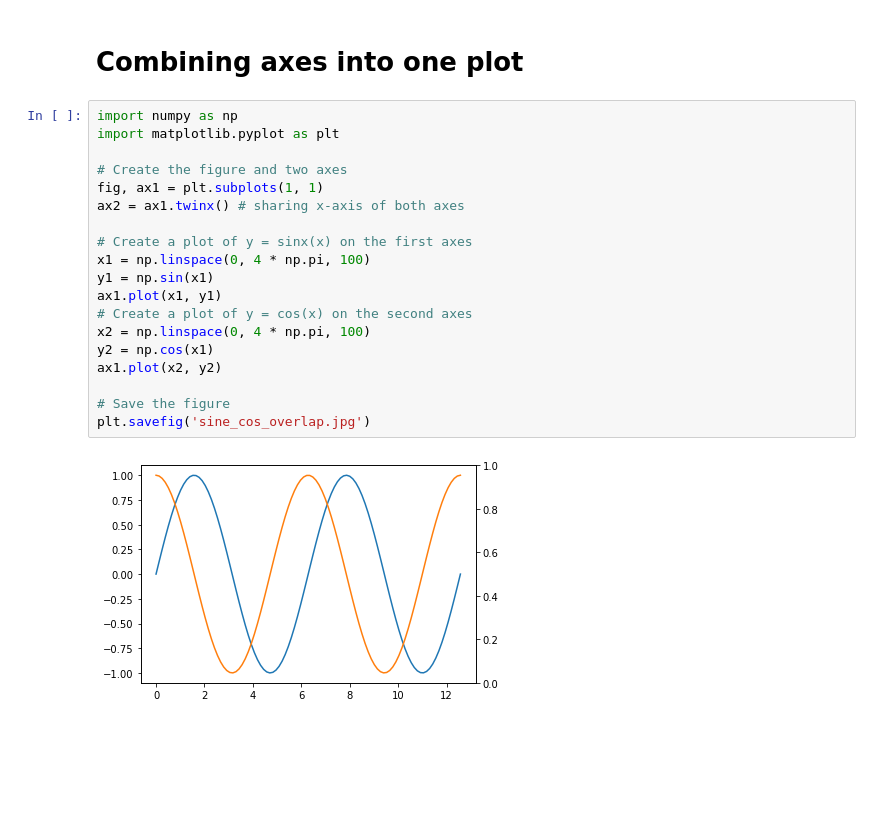
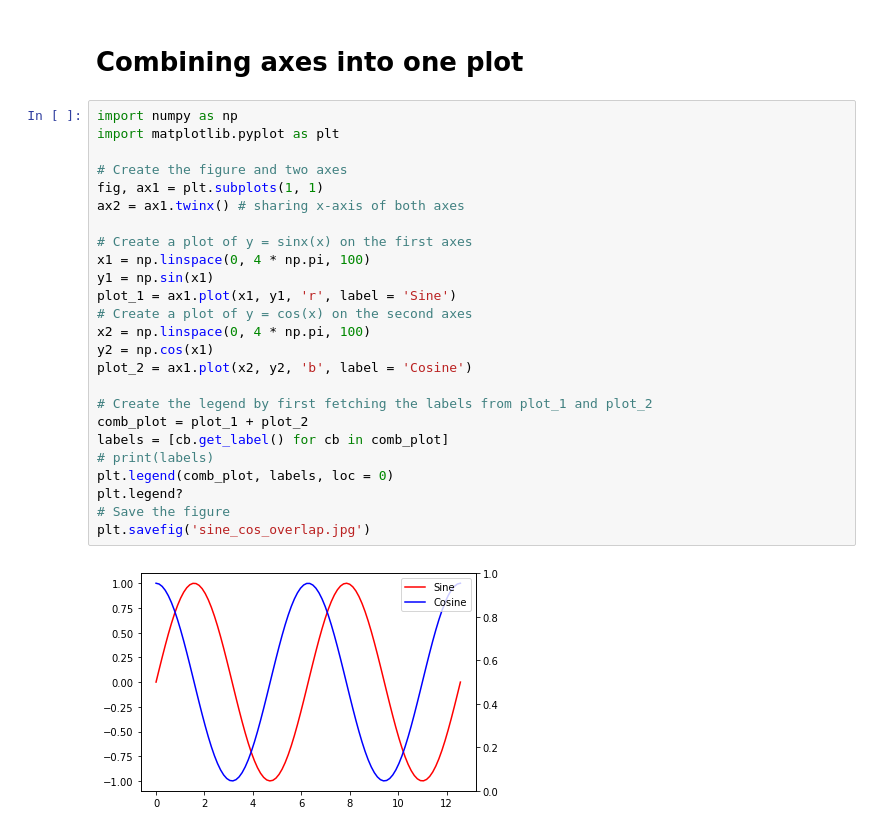
Before and after one commit to Rahul14237/python, a Jupyter notebook: learnings/matplotlib_learnings.ipynb, the cells around one changed output. Cells and saved outputs as stored; diff of their text form; blank space fills up the shorter version.

```diff
--- a/learnings/matplotlib_learnings.ipynb
+++ b/learnings/matplotlib_learnings.ipynb
@@ -42,21 +42,27 @@ plt.savefig('sine_cos.png')
 # %%
 import numpy as np
 import matplotlib.pyplot as plt
 
 # Create the figure and two axes
 fig, ax1 = plt.subplots(1, 1)
 ax2 = ax1.twinx() # sharing x-axis of both axes
 
 # Create a plot of y = sinx(x) on the first axes
 x1 = np.linspace(0, 4 * np.pi, 100)
 y1 = np.sin(x1)
-ax1.plot(x1, y1)
+plot_1 = ax1.plot(x1, y1, 'r', label = 'Sine')
 # Create a plot of y = cos(x) on the second axes
 x2 = np.linspace(0, 4 * np.pi, 100)
 y2 = np.cos(x1)
-ax1.plot(x2, y2)
+plot_2 = ax1.plot(x2, y2, 'b', label = 'Cosine')
 
+# Create the legend by first fetching the labels from plot_1 and plot_2
+comb_plot = plot_1 + plot_2
+labels = [cb.get_label() for cb in comb_plot]
+# print(labels)
+plt.legend(comb_plot, labels, loc = 0)
+plt.legend?
 # Save the figure
 plt.savefig('sine_cos_overlap.jpg')
 # %% [output]
-[figure, old version]
+[figure, new version]
```
